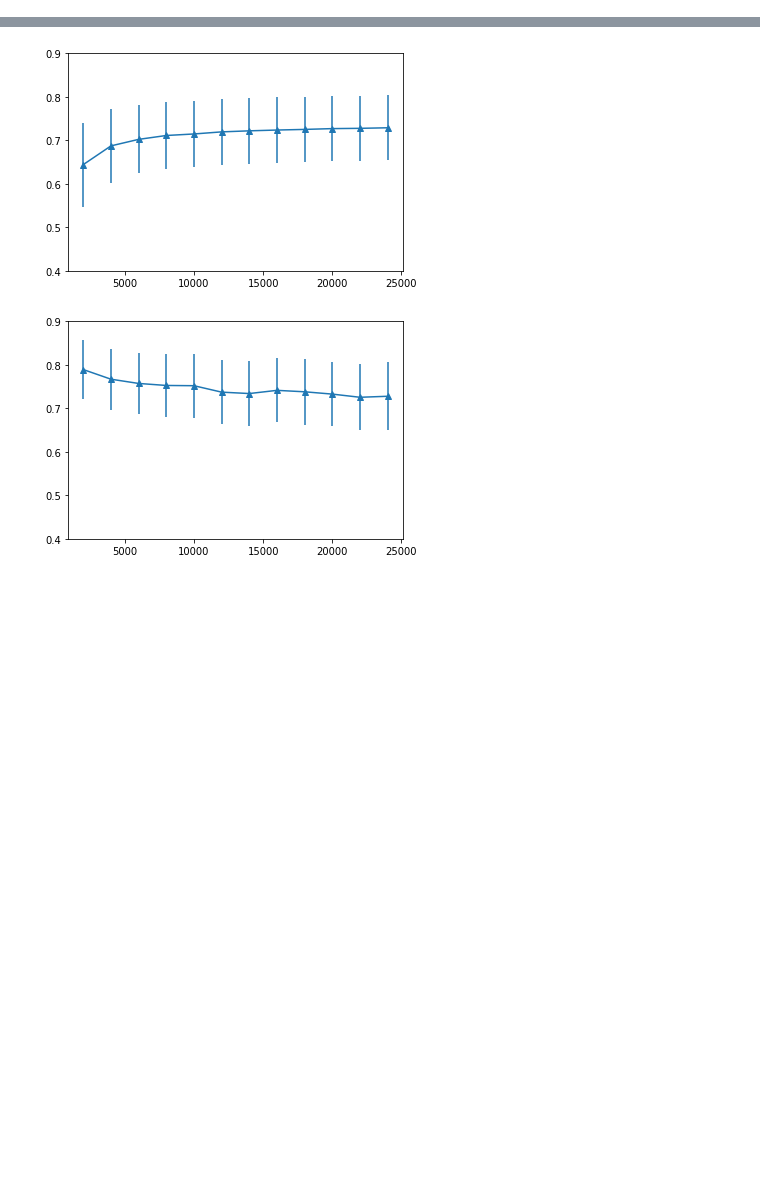
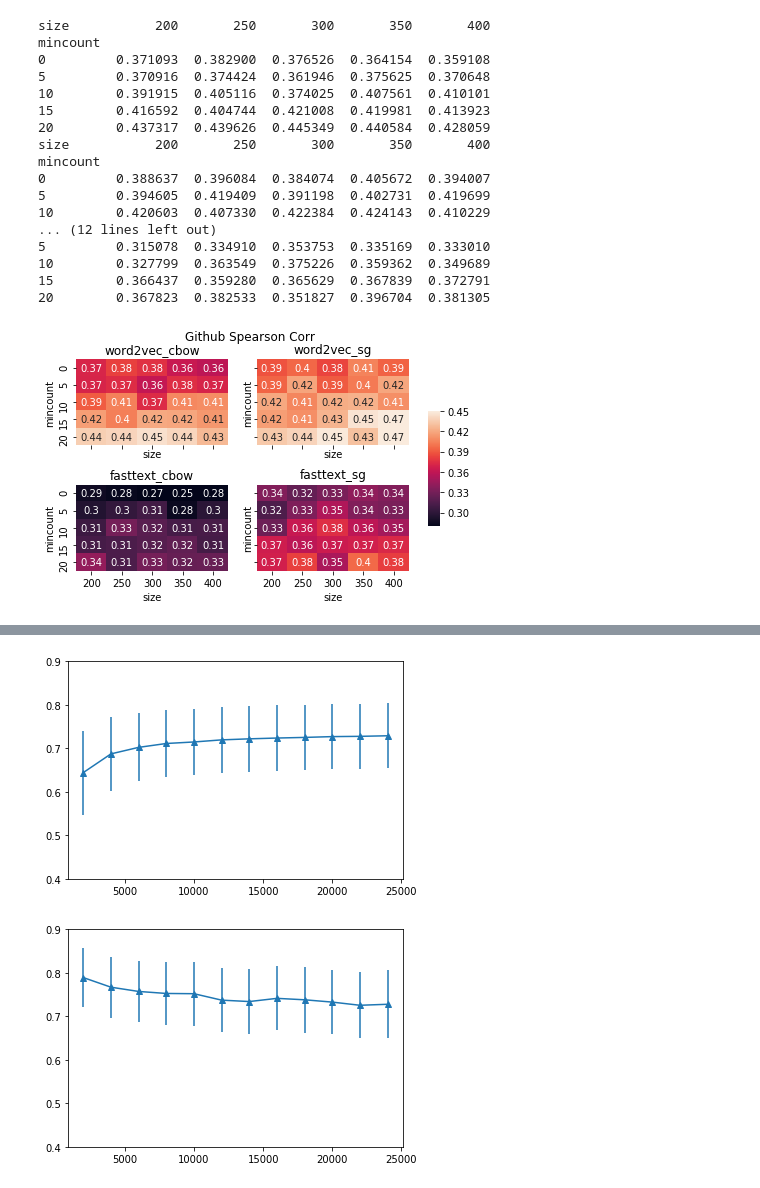
Before and after one commit to jiaojiaoloveu/WordEmbedding-SubCulture, a Jupyter notebook: src/plot_result.ipynb, the cells around one changed output, grey strips where cells are left out. Drawn from its saved outputs; the diff is of its cells as text; code cells hidden in the pictures; blank space fills up the shorter version.

```diff
--- a/src/plot_result.ipynb
+++ b/src/plot_result.ipynb
@@ -34,0 +116,40 @@ read_eval('github', 'word2vec', 0)
+# %%
+def plot_heatmap_spearman(df, corpus, vmin, vmax):
+    heatmap_list = []
+    title_list = []
+    for model in ['word2vec', 'fasttext']:
+        for sg in ['0', '1']:
+            df2 = df.loc[(df['corpus'] == corpus) & (df['model'] == model) & (df['sg'] == sg)]
+            df3 = df2.pivot('mincount', 'size', 'spearman')
+            print(df3)
+            heatmap_list.append(df3)
+            title_list.append('%s_%s' % (model, 'sg' if sg == '1' else 'cbow'))
+    fig, axn = plt.subplots(2, 2, sharex=True, sharey=True)
+    fig.suptitle('%s Spearson Corr' % corpus.capitalize())
+    cbar_ax = fig.add_axes([.91, .3, .03, .4])
+    for i, ax in enumerate(axn.flat):
+        sns.heatmap(heatmap_list[i], ax=ax, vmin=vmin, vmax=vmax, cbar=i == 0, cbar_ax=None if i else cbar_ax, annot=True)
+        ax.set_title(title_list[i])
+    fig.tight_layout(rect=[0, 0, .9, 1])
+    fig.subplots_adjust(top=0.88)
+# %%
+plot_heatmap_spearman(df, 'github', 0.28, 0.45)
+# %% [output]
+size           200       250       300       350       400
+mincount
+0         0.371093  0.382900  0.376526  0.364154  0.359108
+5         0.370916  0.374424  0.361946  0.375625  0.370648
+10        0.391915  0.405116  0.374025  0.407561  0.410101
+15        0.416592  0.404744  0.421008  0.419981  0.413923
+20        0.437317  0.439626  0.445349  0.440584  0.428059
+size           200       250       300       350       400
+mincount
+0         0.388637  0.396084  0.384074  0.405672  0.394007
+5         0.394605  0.419409  0.391198  0.402731  0.419699
+10        0.420603  0.407330  0.422384  0.424143  0.410229
+... (12 lines left out)
+5         0.315078  0.334910  0.353753  0.335169  0.333010
+10        0.327799  0.363549  0.375226  0.359362  0.349689
+15        0.366437  0.359280  0.365629  0.367839  0.372791
+20        0.367823  0.382533  0.351827  0.396704  0.381305
+[figure, added]
```
Also changed, not shown: parts of 13 cells of this notebook, 1 other file.
